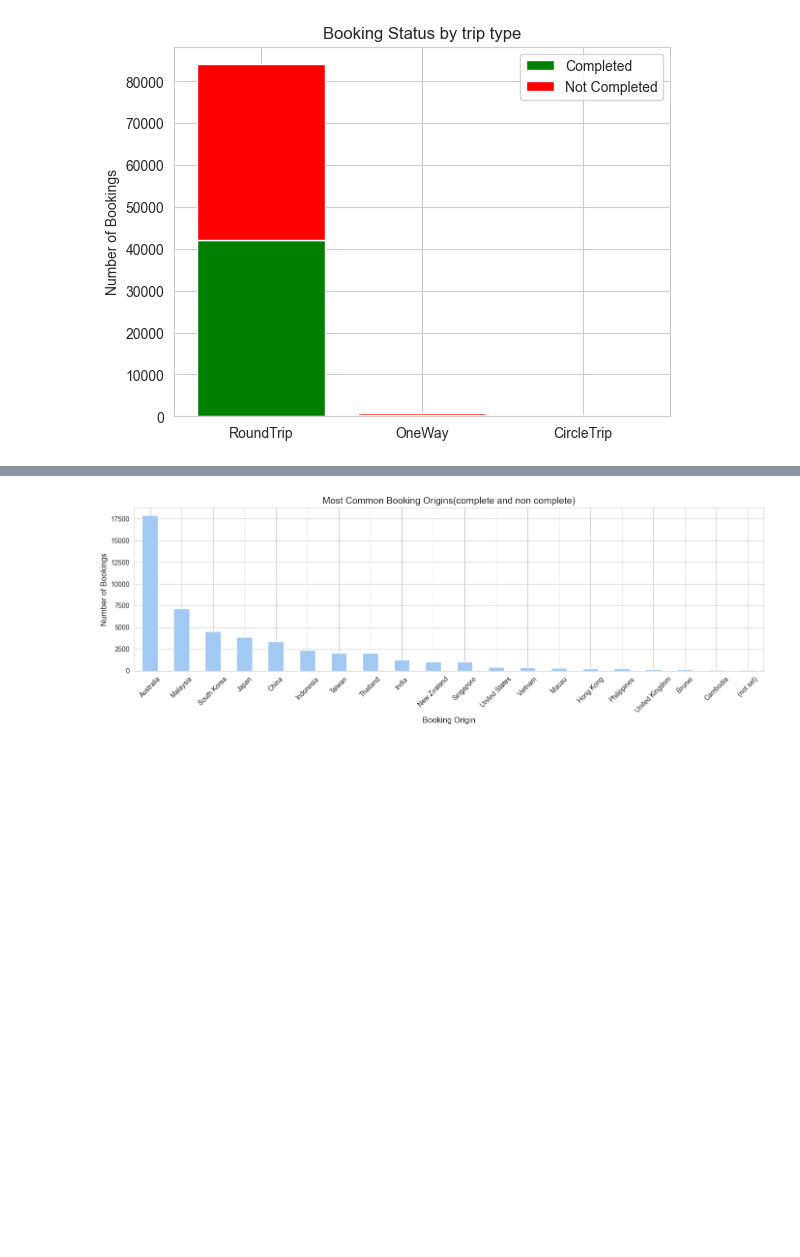
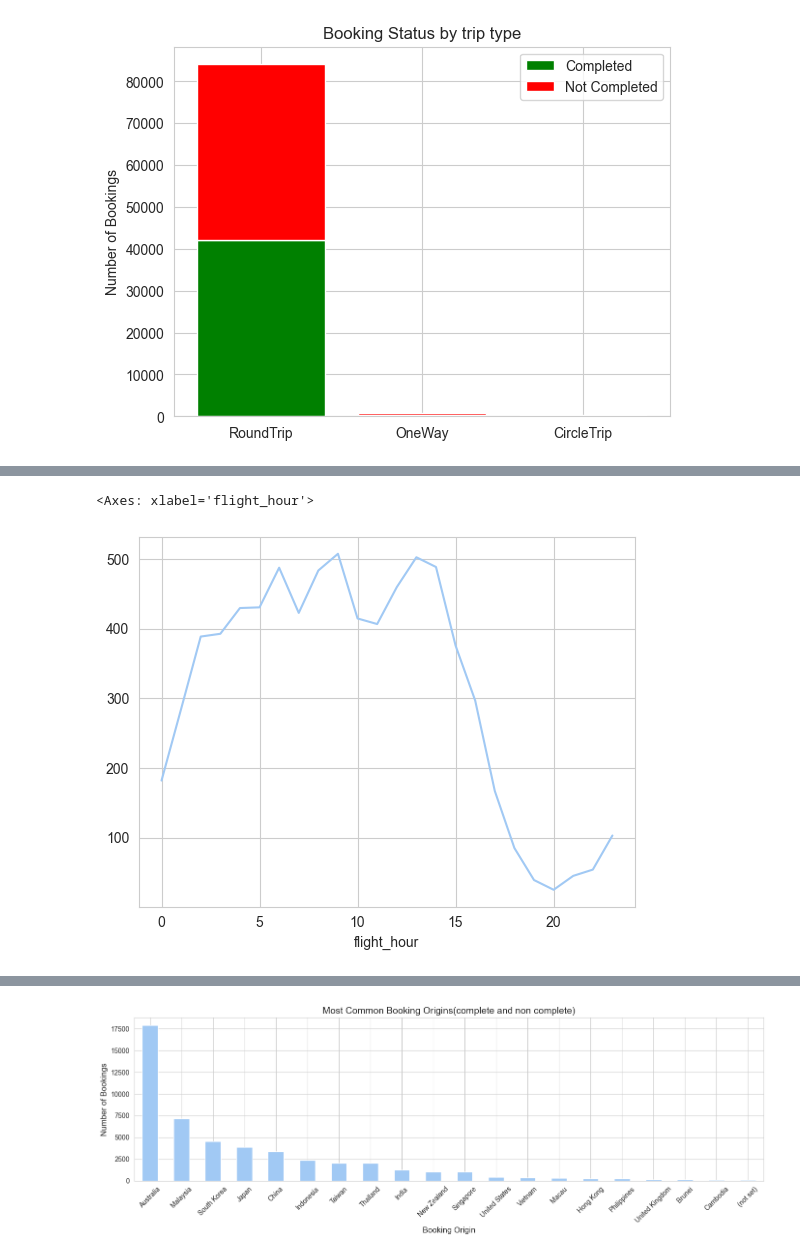
Before and after one commit to nickgeorgemathew/customer-booking-analysis, a Jupyter notebook: customer_booking_analysis.ipynb, the cells around one changed output, grey strips where cells are left out. Cells and saved outputs as stored; diff of their text form; code cells hidden in the pictures; blank space fills up the shorter version.

```diff
--- a/customer_booking_analysis.ipynb
+++ b/customer_booking_analysis.ipynb
@@ -252,0 +263,5 @@ ValueError: Expected a 2-dimensional container but got <class 'pandas.core.serie
+# %%
+df.groupby('flight_hour')['booking_complete'].sum().plot()
+# %% [output]
+<Axes: xlabel='flight_hour'>
+[figure, added]
```
Also changed, not shown: parts of 17 cells of this notebook, 2 other files.
